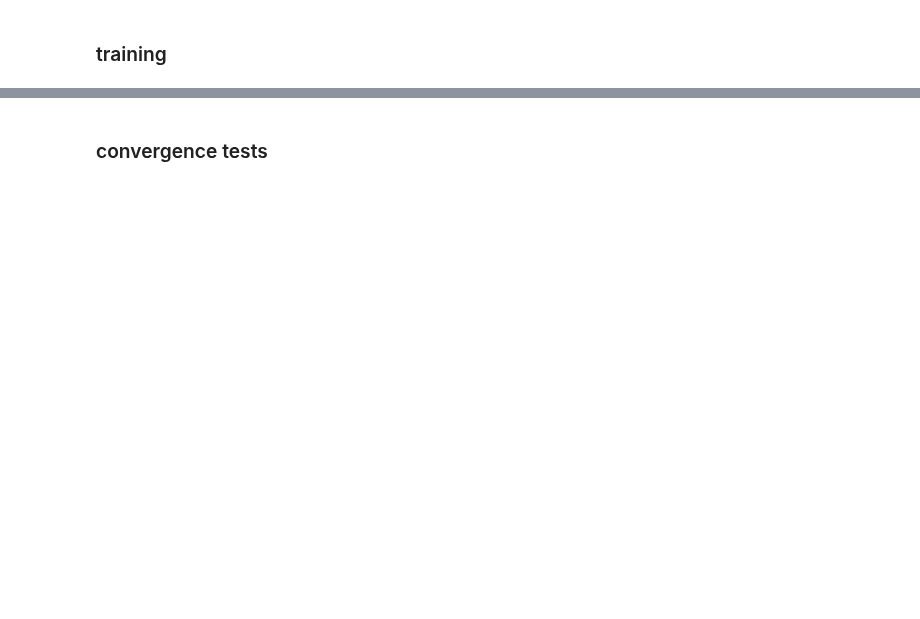
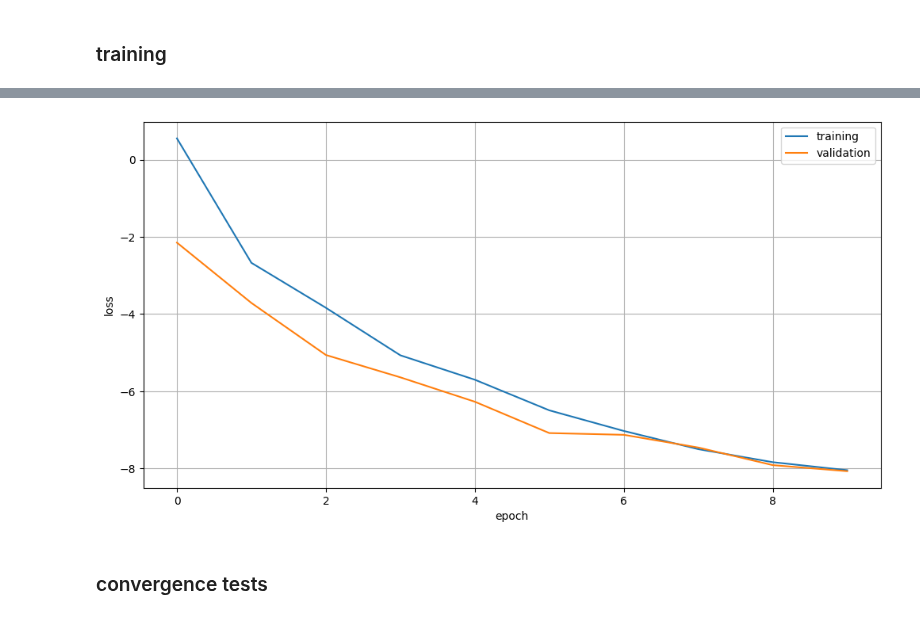
Before and after one commit to des-science/multiprobe-simulation-inference, a Jupyter notebook: notebooks/flow_conductor_network.ipynb, the cells around one changed output, grey strips where cells are left out. Saved outputs shown, nothing was run; the diff lists cells and outputs as text; code cells hidden in the pictures; blank space fills up the shorter version.

```diff
--- a/notebooks/flow_conductor_network.ipynb
+++ b/notebooks/flow_conductor_network.ipynb
@@ -170,0 +139,19 @@ flow.fit(
+# %%
+flow.fit(
+    x=grid_preds,
+    theta=grid_cosmos,
+    n_epochs=10,
+    # dataset
+    batch_size=1024,
+    vali_split=0.1,
+    # optimizer
+    learning_rate=1e-3,
+    weight_decay=0.0,
+    clip_by_global_norm=100.0,
+    learning_rate_min=1e-6,
+    # early stopping
+    n_patience_epochs=20,
+    min_delta=0.05,
+    save_model=True,
+)
+# %% [output]
@@ -171,3 +159,4 @@ flow.fit(
+[figure, added]
 # %% [markdown]
 ### convergence tests
 # %%
```
Also changed, not shown: parts of 13 cells of this notebook, 4 other files.
